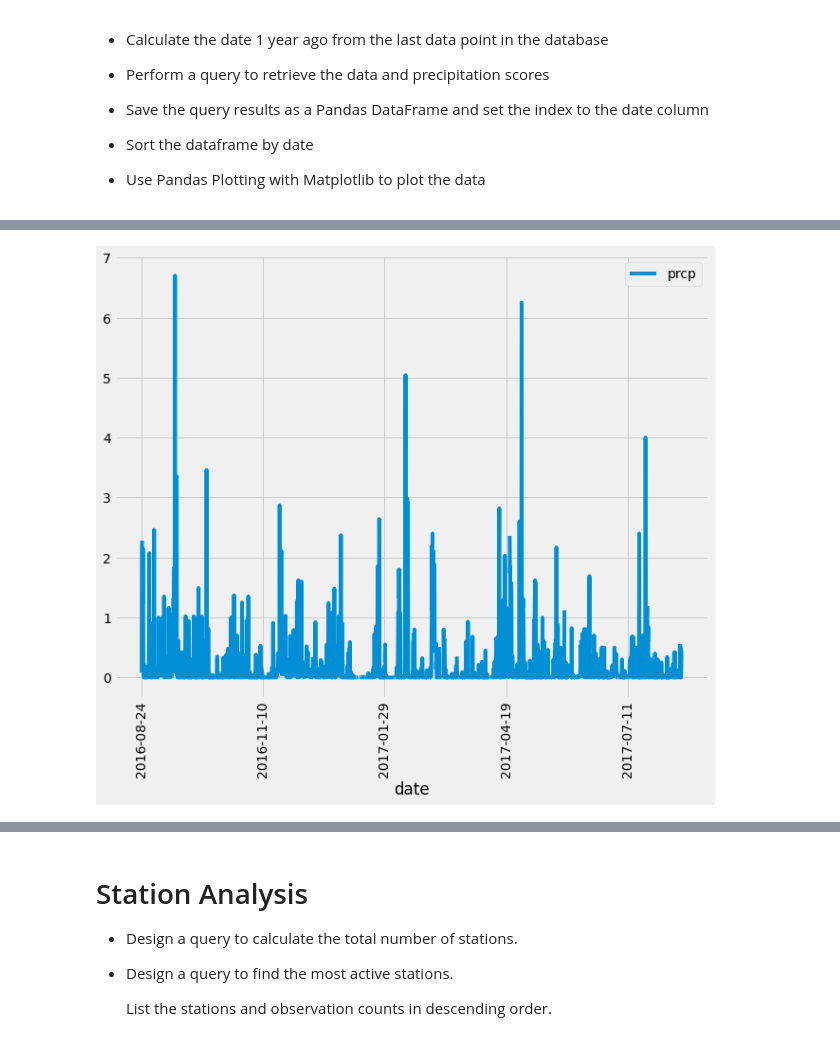
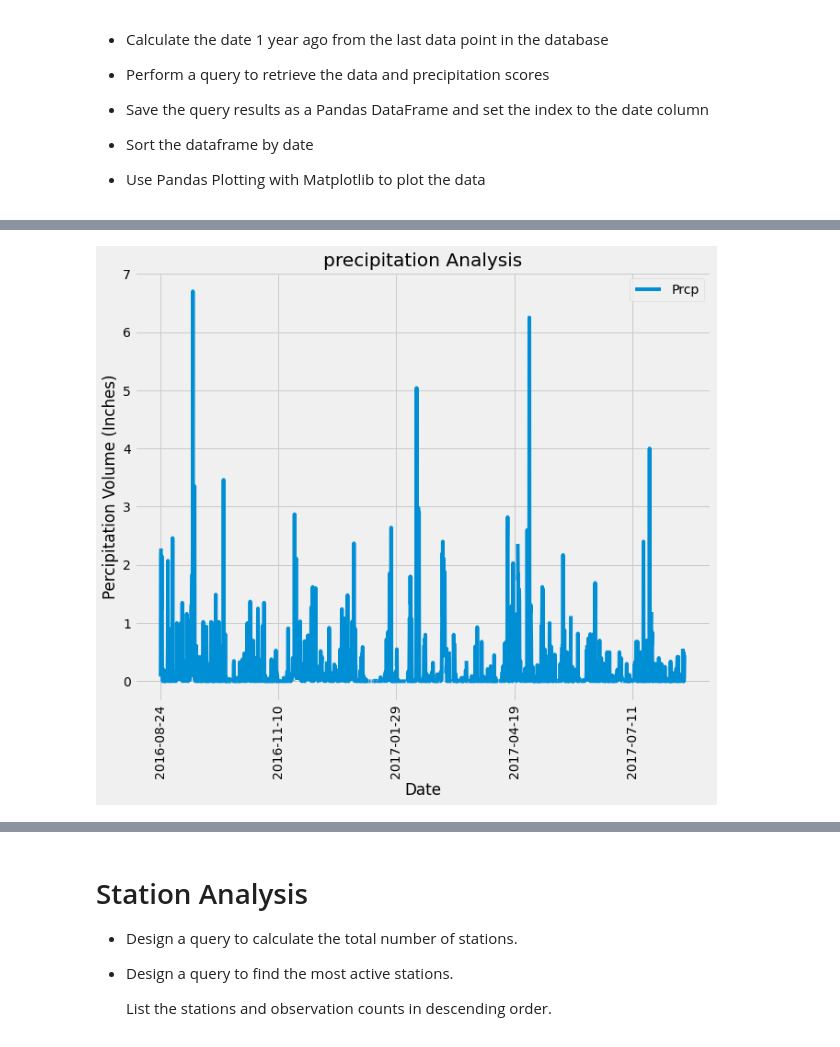
Before and after one commit to NaremanD/Sql-Alchemy-HW, a Jupyter notebook: climate_starter.ipynb, the cells around one changed output, grey strips where cells are left out. Drawn from its saved outputs; the diff is of its cells as text; code cells hidden in the pictures.

Commit message:
Add th precipitation Analysis plot

```diff
--- a/climate_starter.ipynb
+++ b/climate_starter.ipynb
@@ -108,8 +141,11 @@ print(date_year_ago)
 # %%
-#Perform a query to retrieve the data and precipitation scores
-prec_scores = session.query(Measurement.date , Measurement.prcp).\
-filter(Measurement.date > date_year_ago ).\
-order_by(Measurement.date).all()
+# Perform a query to retrieve the data and precipitation scores
+prec_scores = (
+    session.query(Measurement.date, Measurement.prcp)
+    .filter(Measurement.date > date_year_ago)
+    .order_by(Measurement.date)
+    .all()
+)
 print(prec_scores)
 # %% [output]
 [('2016-08-24', 0.08), ('2016-08-24', 2.15), ('2016-08-24', 2.28), ('2016-08-24', None), ('2016-08-24', 1.22), ('2016-08-24', 2.15), ('2016-08-24', 1.45), ('2016-08-25', 0.08), ('2016-08-25', 0.08), ( ...
@@ -116,5 +153,5 @@ print(prec_scores)
 # %%
 #Save the query results as a Pandas DataFrame and set the index to the date column
-prec_scores_df = pd.DataFrame(prec_scores).set_index('date')
+prec_scores_df = pd.DataFrame(prec_scores,columns=["Date","Prcp"]).set_index('Date')
 prec_scores_df.head()
 # %% [output]
@@ -147,7 +185,12 @@ prec_scores_df
 # %%
 #Plot the results using the DataFrame plot method.
 prec_scores_df.plot(figsize=(10,8),rot =90)
+plt.title("precipitation Analysis")
+plt.xlabel("Date")
+plt.ylabel("Percipitation Volume (Inches)")
+plt.grid(True)
+
 
 plt.show()
 # %% [output]
-[figure, old version]
+[figure, new version]
```
Also changed, not shown: parts of 32 cells of this notebook, 3 other files.
